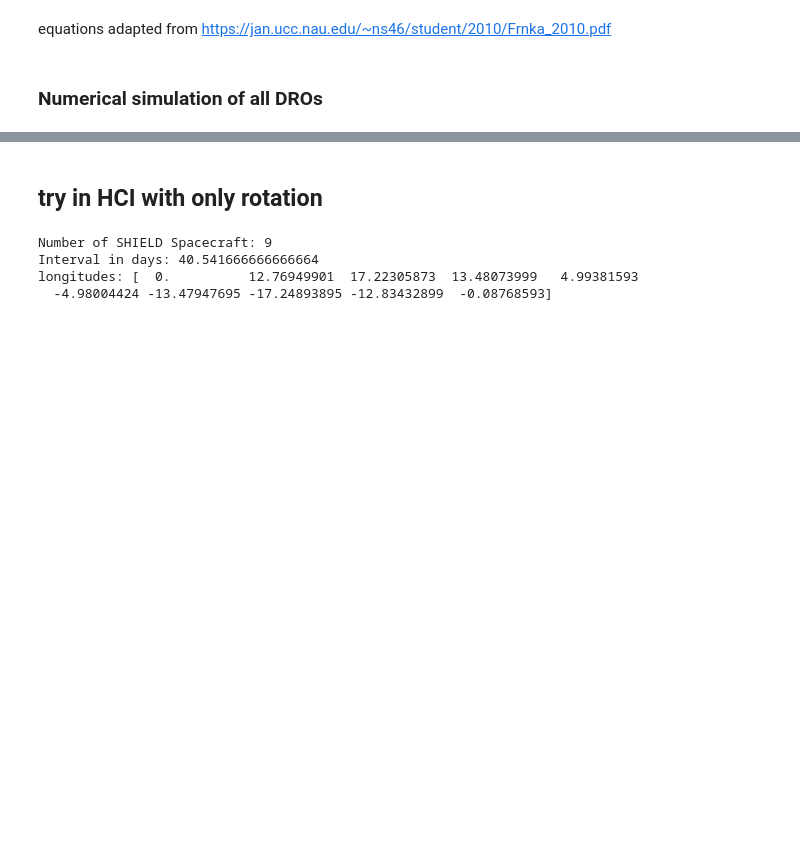
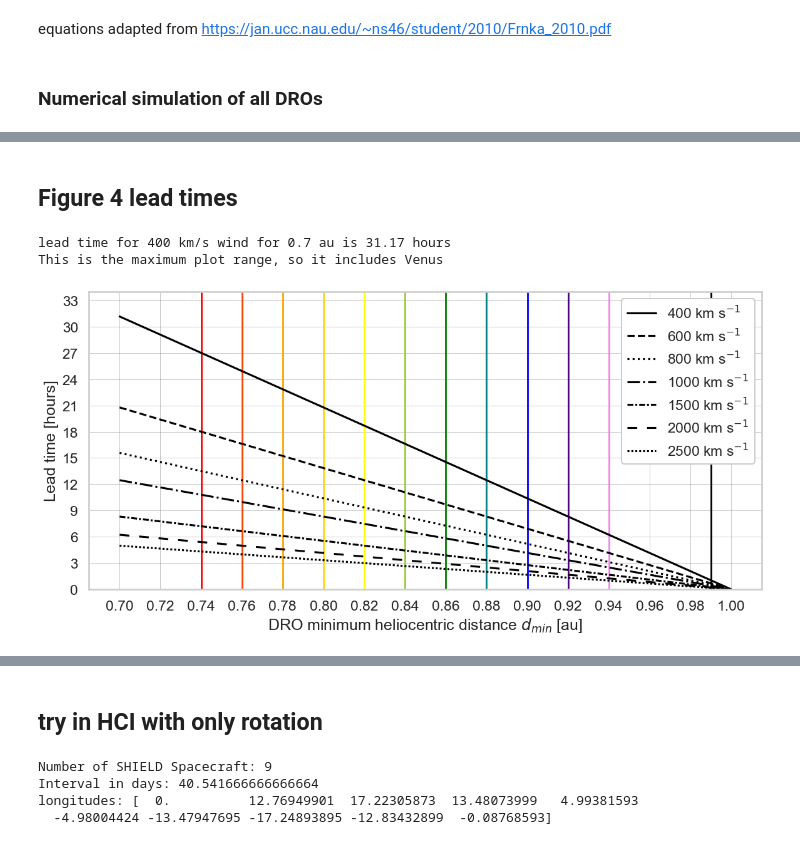
Before and after one commit to cmoestl/dro_orbits, a Jupyter notebook: dro.ipynb, the cells around one changed output, grey strips where cells are left out. Cells and saved outputs as stored; diff of their text form; code cells hidden in the pictures; blank space fills up the shorter version.

```diff
--- a/dro.ipynb
+++ b/dro.ipynb
@@ -867,0 +832,64 @@ longitudes: [  0.  13.  17.  13.   5.  -5. -13. -17. -13.  -0.]
+# %% [markdown]
+## Figure 4  lead times
+# %%
+##analysis of distance vs lead time of different types of CMEs, assuming radial propagating front
+
+speed=400 #km/s
+leadmax=(1.0-0.7)*au/speed/(3600)
+print(f'lead time for 400 km/s wind for 0.7 au is {leadmax:.2f} hours')
+print('This is the maximum plot range, so it includes Venus')
+
+############### plot
+sns.set_style('whitegrid')
+sns.set_context('talk')
+
+fig, ax = plt.subplots(1,figsize=(12, 6),dpi=100)
+
+#colors = ['red', 'orangered', 'gold', 'limegreen', 'dodgerblue', 'darkviolet', 'purple']
+
+style = [
+    'solid',
+    'dashed',
+    'dotted',
+    'dashdot',
+    (0, (3, 1, 1, 1)),   # densely dashdotted
+    (0, (5, 5)),         # custom dashed pattern
+    (0, (1, 1))          # densely dotted
+]
+
+# Draw dashed vertical lines at each location, and L1
+for i in np.arange(11):
+    ax.axvline(x=initial_x0_array[i], c=dro_colors[i], linestyle='-', linewidth=2)
+#L1
+ax.axvline(x=0.99, c='k', linestyle='-', linewidth=2)
+
+
+k=0
+for i in [400,600,800,1000,1500,2000,2500]:
+    speed=i #km/s
+    leaddist=np.linspace(0.7,1.0,100)
+    leadtime=(1.0-leaddist)*au/speed/(3600)
+    #print(leadtime)
+    ax.plot(leaddist,leadtime,label=f'{i} km s$^{{-1}}$',color='k', linestyle=style[k])
+    k=k+1
+
+ax.legend(framealpha=1.0)
+ax.set_ylabel('Lead time [hours]')
+ax.set_xlabel('DRO minimum heliocentric distance $d_{min}$ [au]')
+ax.set_ylim(0,32)
+ax.set_yticks(np.arange(0,35,2))
+ax.set_xticks(np.arange(0.7,1.0,0.025))
+
+ax.xaxis.set_major_locator(MultipleLocator(0.02))
+ax.yaxis.set_major_locator(MultipleLocator(3))
+
+ax.grid(True, color='gray', linewidth=0.5, linestyle='-', alpha=0.6)
+
+plt.tight_layout()
+
+plt.savefig(f'results/fig4_lead_time.png', dpi=300,bbox_inches='tight')
+plt.savefig(f'results/fig4_lead_time.pdf', dpi=300,bbox_inches='tight')
+# %% [output]
+lead time for 400 km/s wind for 0.7 au is 31.17 hours
+This is the maximum plot range, so it includes Venus
+[figure, added]
```
Also changed, not shown: parts of 42 cells of this notebook, 55 other files.
